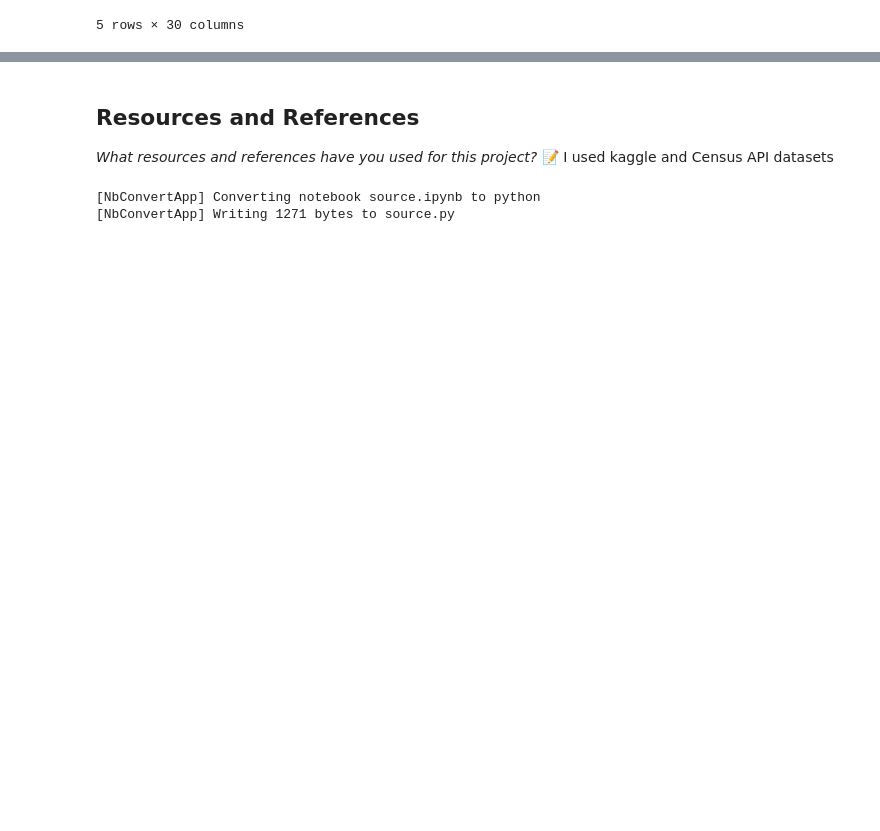
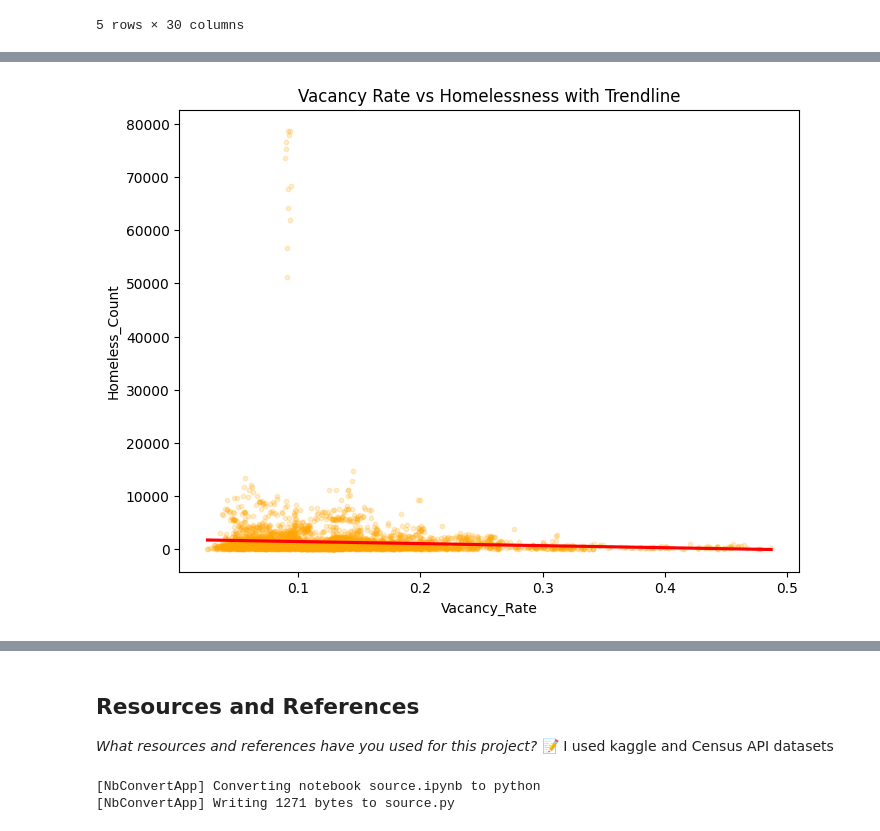
Before and after one commit to IT4063C-Spring26/final-project-emilykjones, a Jupyter notebook: source.ipynb, the cells around one changed output, grey strips where cells are left out. Saved outputs shown, nothing was run; the diff lists cells and outputs as text; code cells hidden in the pictures; blank space fills up the shorter version.

```diff
--- a/source.ipynb
+++ b/source.ipynb
@@ -79,0 +213,15 @@ df.head()
+# %%
+
+
+plt.figure(figsize=(8,6))
+sns.regplot(
+    data=df,
+    x='Vacancy_Rate',
+    y='Homeless_Count',
+    scatter_kws={'alpha':0.2, 's':10, 'color':'orange'},
+    line_kws={'color':'red'}
+)
+plt.title("Vacancy Rate vs Homelessness with Trendline")
+plt.show()
+# %% [output]
+[figure, added]
```
Also changed, not shown: parts of 16 cells of this notebook.
